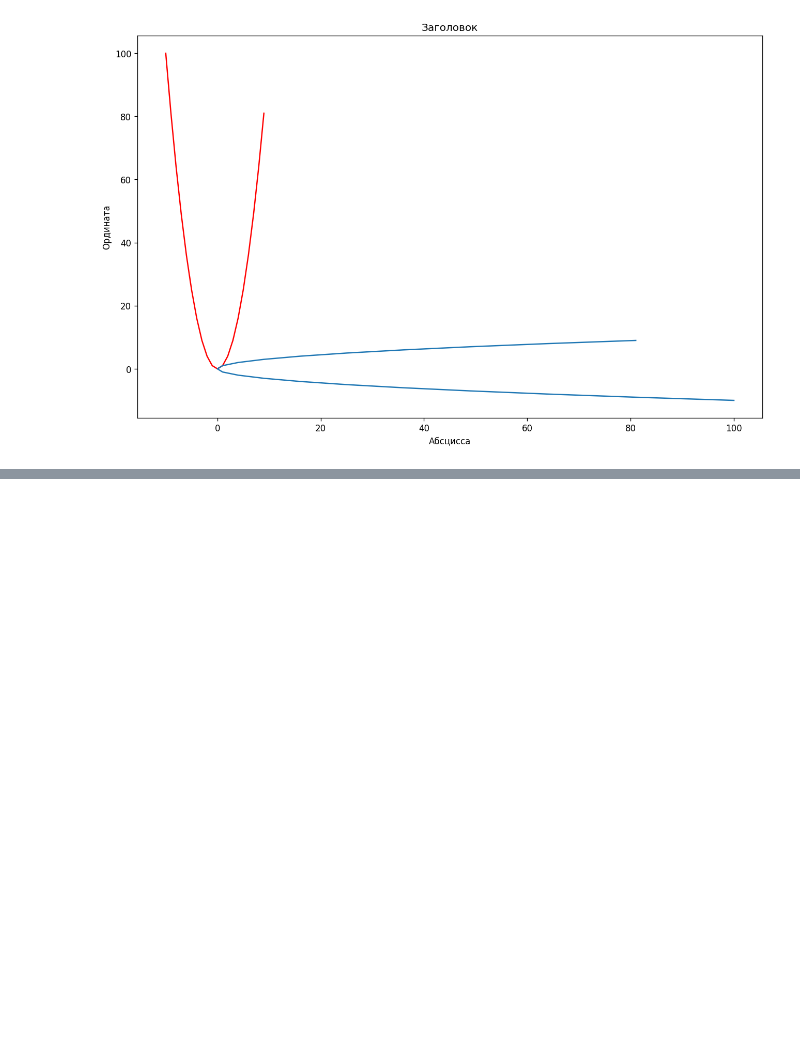
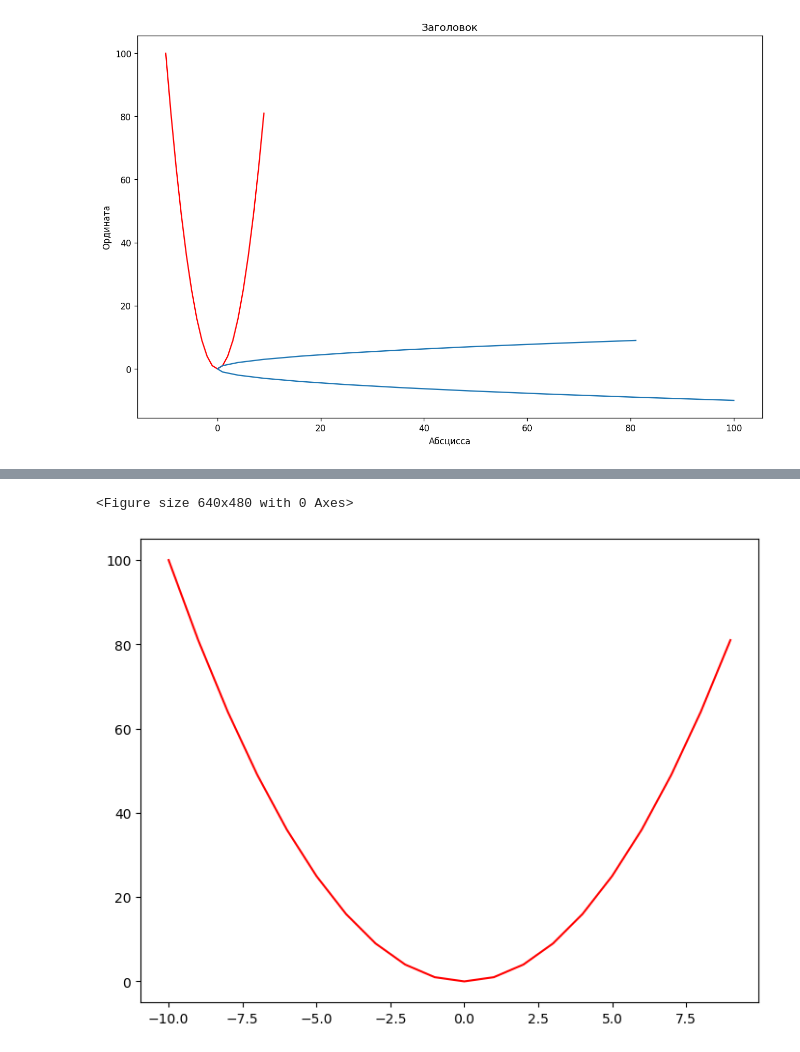
Before and after one commit to NikitaKozlov3412/MyProjectsAndGames, a Jupyter notebook: Stepik_lesson_6_11 Matplotlib.ipynb, the cells around one changed output, grey strips where cells are left out. Drawn from its saved outputs; the diff is of its cells as text; code cells hidden in the pictures; blank space fills up the shorter version.

Commit message:
Изучал легенды и объекты matplotlib

```diff
--- a/Stepik_lesson_6_11 Matplotlib.ipynb
+++ b/Stepik_lesson_6_11 Matplotlib.ipynb
@@ -160,0 +174,21 @@ plt.savefig('1.svg')
+# %%
+# Шаг 6_11_4
+# Объекты (фигуры, оси)
+
+import matplotlib.pyplot as plt
+%matplotlib inline
+import numpy as np
+
+x = range(-10, 10)
+y = [element**2 for element in x]
+# %%
+fig = plt.figure()
+# %% [output]
+<Figure size 640x480 with 0 Axes>
+# %%
+fig = plt.figure()
+axes = fig.add_axes([0, 0, 1, 1])
+axes.plot(x,y, 'r')
+fig.show()
+# %% [output]
+[figure, added]
```
Also changed, not shown: parts of 17 cells of this notebook.
